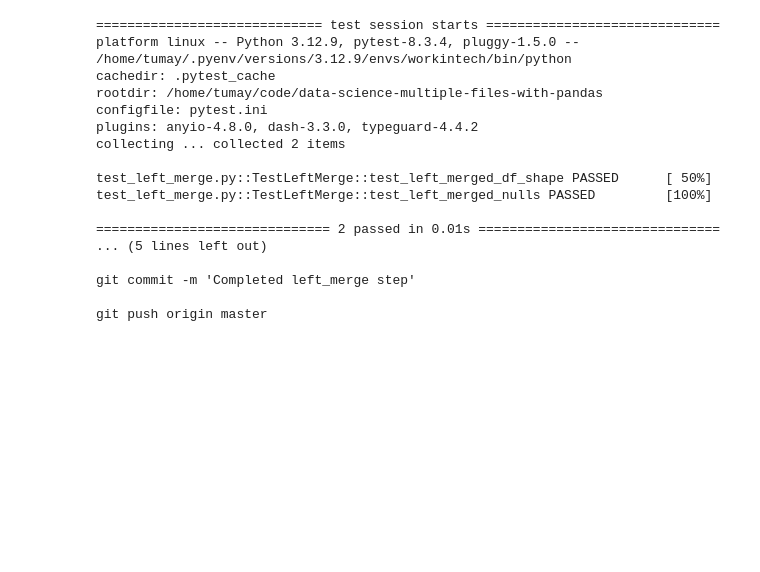
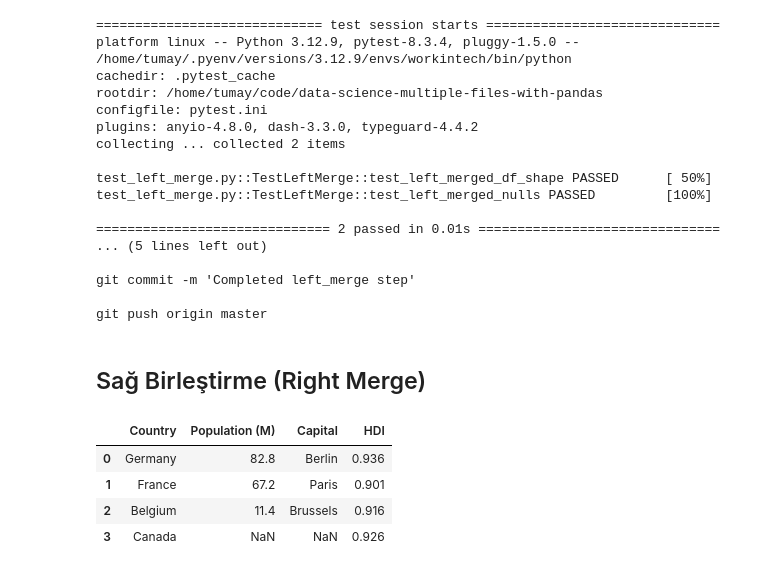
Before and after one commit to tmy-datamesa/data-science-multiple-files-with-pandas, a Jupyter notebook: multiple_files.ipynb, the cells around one changed output. Cells and saved outputs as stored; diff of their text form; code cells hidden in the pictures; blank space fills up the shorter version.

```diff
--- a/multiple_files.ipynb
+++ b/multiple_files.ipynb
@@ -121,3 +121,14 @@ test_left_merge.py::TestLeftMerge::test_left_merged_nulls PASSED         [100%]
 git commit -m 'Completed left_merge step'
 
 git push origin master
+# %% [markdown]
+## Sağ Birleştirme (Right Merge)
+# %%
+right_merged_df = pd.merge(a_df, b_df, on='Country', how='right')
+right_merged_df
+# %% [output]
+|  | Country | Population (M) | Capital | HDI |
+| 0 | Germany | 82.8 | Berlin | 0.936 |
+| 1 | France | 67.2 | Paris | 0.901 |
+| 2 | Belgium | 11.4 | Brussels | 0.916 |
+| 3 | Canada | NaN | NaN | 0.926 |
```
Also changed, not shown: parts of 20 cells of this notebook.
